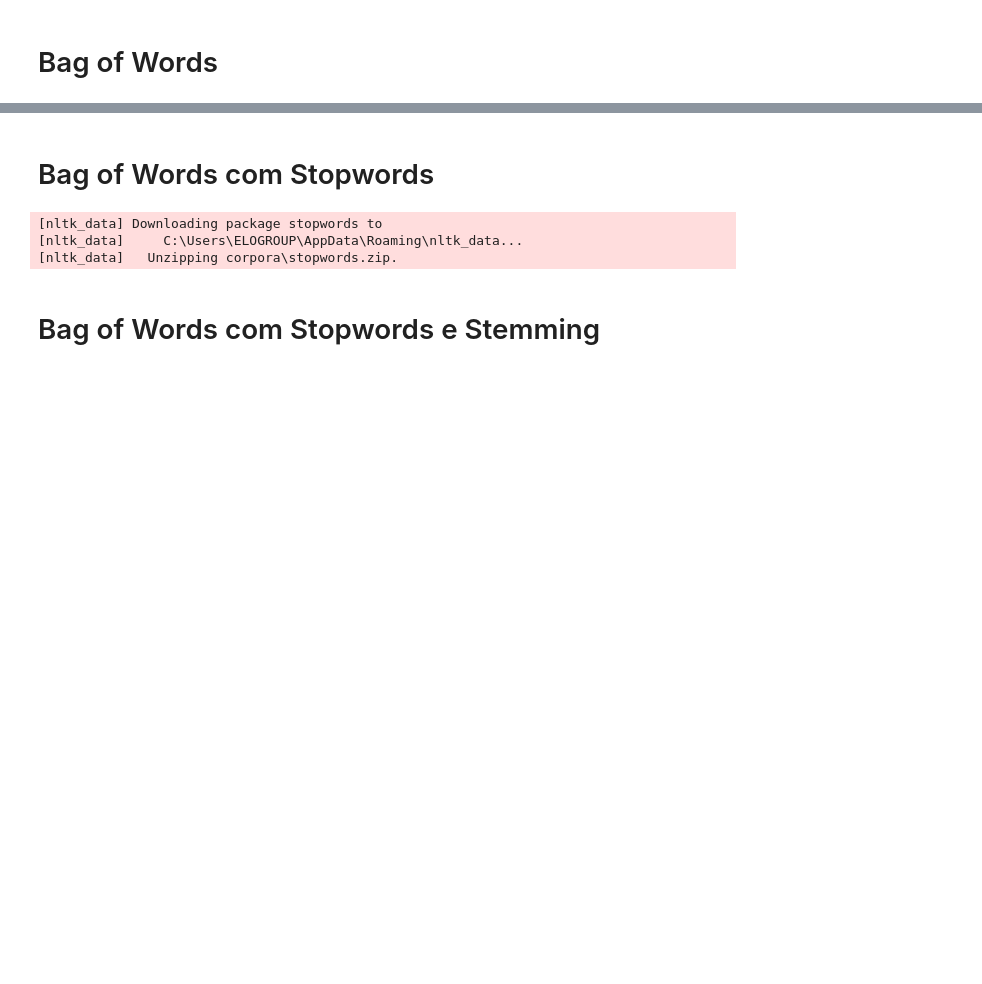
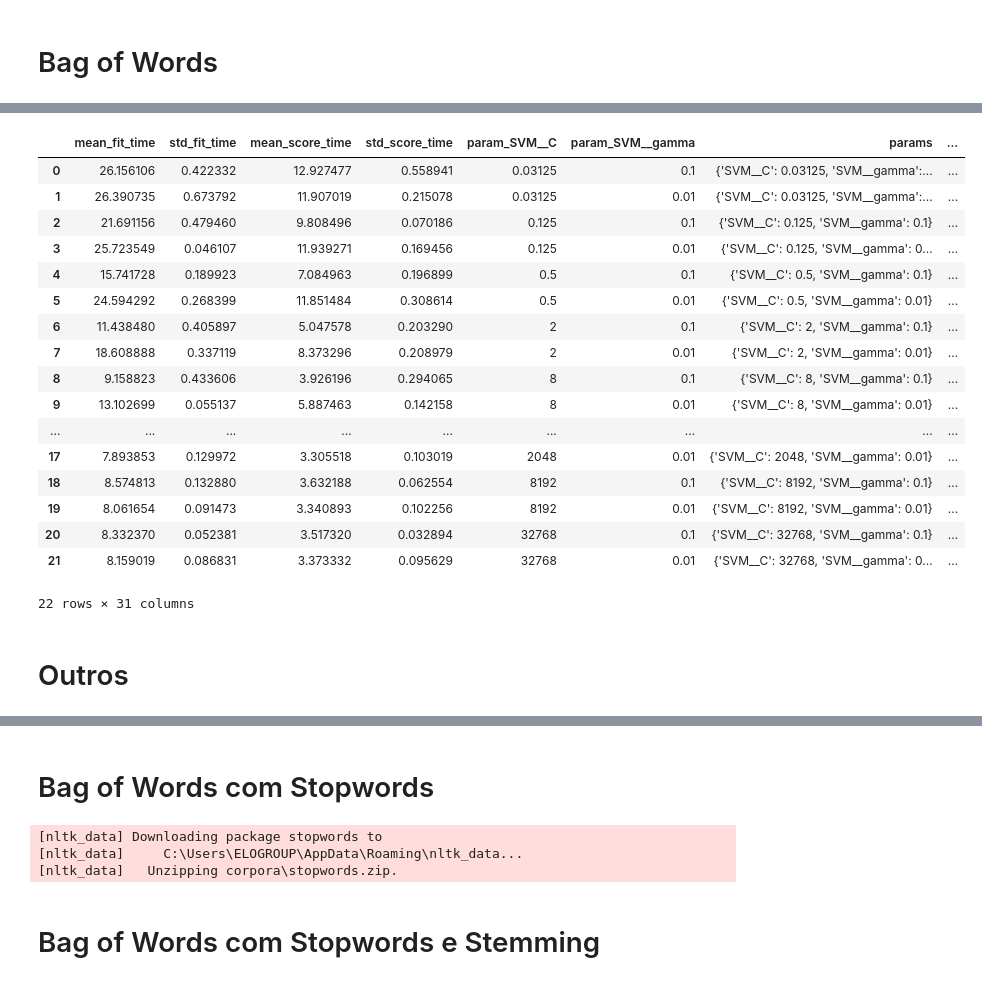
Before and after one commit to danielgs-research/svm-fakenews, a Jupyter notebook: BagOfWords.ipynb, the cells around one changed output, grey strips where cells are left out. Saved outputs shown, nothing was run; the diff lists cells and outputs as text; code cells hidden in the pictures; blank space fills up the shorter version.

Commit message:
bow + treinamento da SVM + resultados

```diff
--- a/BagOfWords.ipynb
+++ b/BagOfWords.ipynb
@@ -84,0 +87,4 @@ X_BoW = X_BoW.toarray()
+# %%
+grid_1 = GridSearchCV(pipeline_1, param_grid=parameteres, cv=5)
+# %%
+grid_1.fit(X_train, y_train)
@@ -84,0 +146,4 @@ X_BoW = X_BoW.toarray()
+# %%
+scoring = ['accuracy','f1','precision','recall']
+grid_1a = GridSearchCV(pipeline_1, param_grid=parameteres, cv=3, scoring=scoring, refit='f1')
+grid_1a.fit(X_train, y_train)
@@ -84,0 +160,26 @@ X_BoW = X_BoW.toarray()
+# %%
+grid_1a_results = pd.DataFrame.from_dict(grid_1a.cv_results_)
+grid_1a_results.to_pickle('./Dados/grid_1a_results.pkl')
+# %%
+grid_1a_results
+# %% [output]
+|  | mean_fit_time | std_fit_time | mean_score_time | std_score_time | param_SVM__C | param_SVM__gamma | params | ... |
+| 0 | 26.156106 | 0.422332 | 12.927477 | 0.558941 | 0.03125 | 0.1 | {'SVM__C': 0.03125, 'SVM__gamma':... | ... |
+| 1 | 26.390735 | 0.673792 | 11.907019 | 0.215078 | 0.03125 | 0.01 | {'SVM__C': 0.03125, 'SVM__gamma':... | ... |
+| 2 | 21.691156 | 0.479460 | 9.808496 | 0.070186 | 0.125 | 0.1 | {'SVM__C': 0.125, 'SVM__gamma': 0.1} | ... |
+| 3 | 25.723549 | 0.046107 | 11.939271 | 0.169456 | 0.125 | 0.01 | {'SVM__C': 0.125, 'SVM__gamma': 0... | ... |
+| 4 | 15.741728 | 0.189923 | 7.084963 | 0.196899 | 0.5 | 0.1 | {'SVM__C': 0.5, 'SVM__gamma': 0.1} | ... |
+| 5 | 24.594292 | 0.268399 | 11.851484 | 0.308614 | 0.5 | 0.01 | {'SVM__C': 0.5, 'SVM__gamma': 0.01} | ... |
+| 6 | 11.438480 | 0.405897 | 5.047578 | 0.203290 | 2 | 0.1 | {'SVM__C': 2, 'SVM__gamma': 0.1} | ... |
+| 7 | 18.608888 | 0.337119 | 8.373296 | 0.208979 | 2 | 0.01 | {'SVM__C': 2, 'SVM__gamma': 0.01} | ... |
+| 8 | 9.158823 | 0.433606 | 3.926196 | 0.294065 | 8 | 0.1 | {'SVM__C': 8, 'SVM__gamma': 0.1} | ... |
+| 9 | 13.102699 | 0.055137 | 5.887463 | 0.142158 | 8 | 0.01 | {'SVM__C': 8, 'SVM__gamma': 0.01} | ... |
+| ... | ... | ... | ... | ... | ... | ... | ... | ... |
+| 17 | 7.893853 | 0.129972 | 3.305518 | 0.103019 | 2048 | 0.01 | {'SVM__C': 2048, 'SVM__gamma': 0.01} | ... |
+| 18 | 8.574813 | 0.132880 | 3.632188 | 0.062554 | 8192 | 0.1 | {'SVM__C': 8192, 'SVM__gamma': 0.1} | ... |
+| 19 | 8.061654 | 0.091473 | 3.340893 | 0.102256 | 8192 | 0.01 | {'SVM__C': 8192, 'SVM__gamma': 0.01} | ... |
+| 20 | 8.332370 | 0.052381 | 3.517320 | 0.032894 | 32768 | 0.1 | {'SVM__C': 32768, 'SVM__gamma': 0.1} | ... |
+| 21 | 8.159019 | 0.086831 | 3.373332 | 0.095629 | 32768 | 0.01 | {'SVM__C': 32768, 'SVM__gamma': 0... | ... |
+22 rows × 31 columns
+# %% [markdown]
+# Outros
```
Also changed, not shown: parts of 48 cells of this notebook, 4 other files.
